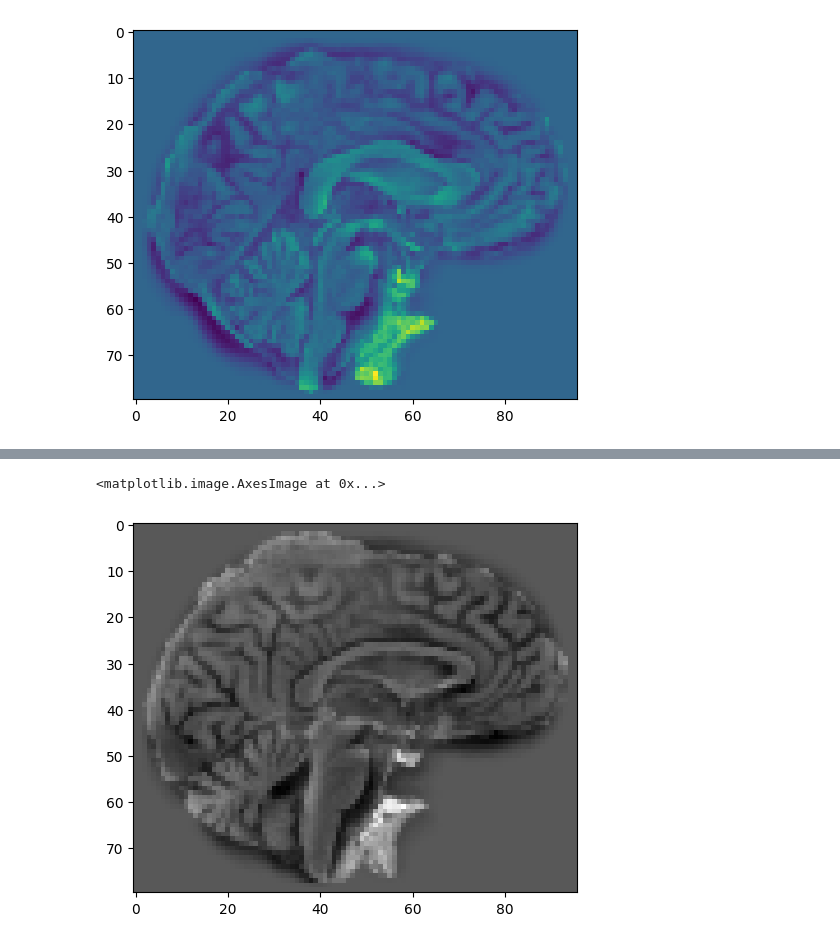
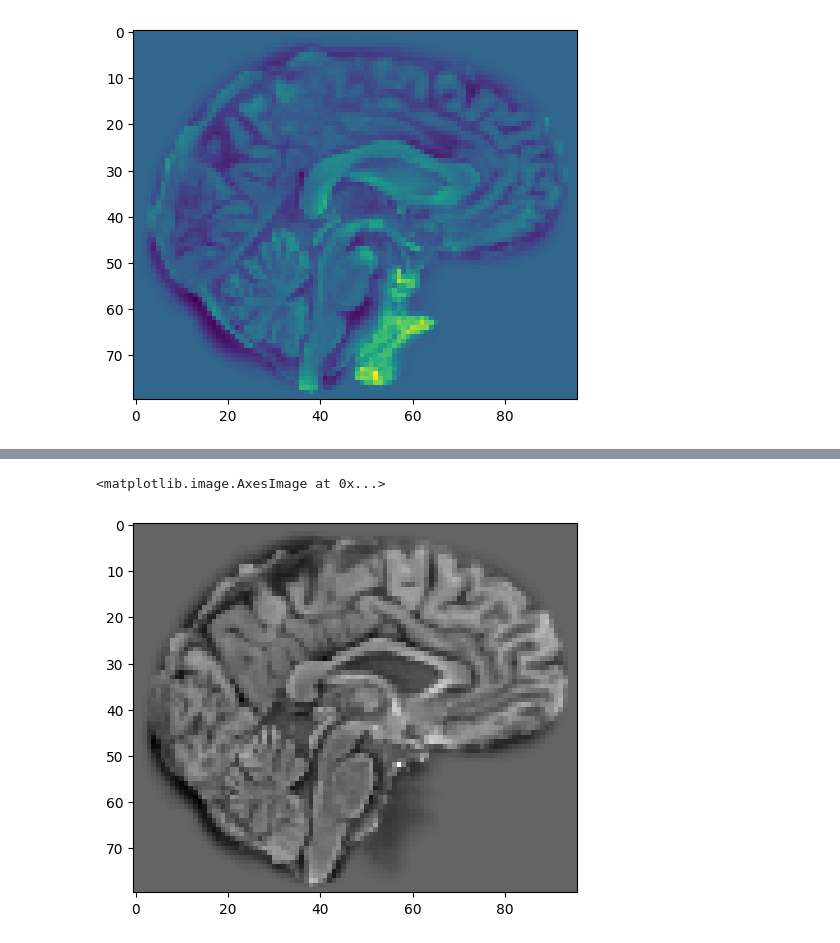
Before and after one commit to Vaakir/unsupervised-deep-learning-bachelor-thesis, a Jupyter notebook: test_ae.ipynb, the cells around one changed output, grey strips where cells are left out. Saved outputs shown, nothing was run; the diff lists cells and outputs as text; code cells hidden in the pictures.

```diff
--- a/test_ae.ipynb
+++ b/test_ae.ipynb
@@ -65,5 +71,5 @@ plt.imshow(np.rot90(recon[1][40]),cmap="gray")
 # %%
-plt.imshow(np.rot90(diff_test[1][40]),cmap="gray")
+plt.imshow(np.rot90(diff_test[0][40].reshape((96,80))),cmap="gray") # mean_brain[40]+
 # %% [output]
 <matplotlib.image.AxesImage at 0x...>
-[figure, old version]
+[figure, new version]
```
Also changed, not shown: parts of 9 cells of this notebook, 8 other files.
